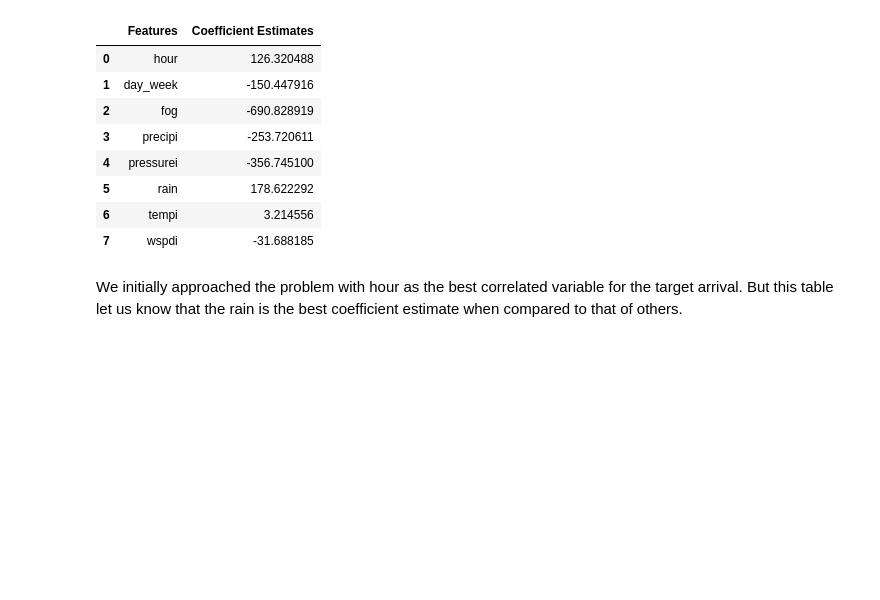
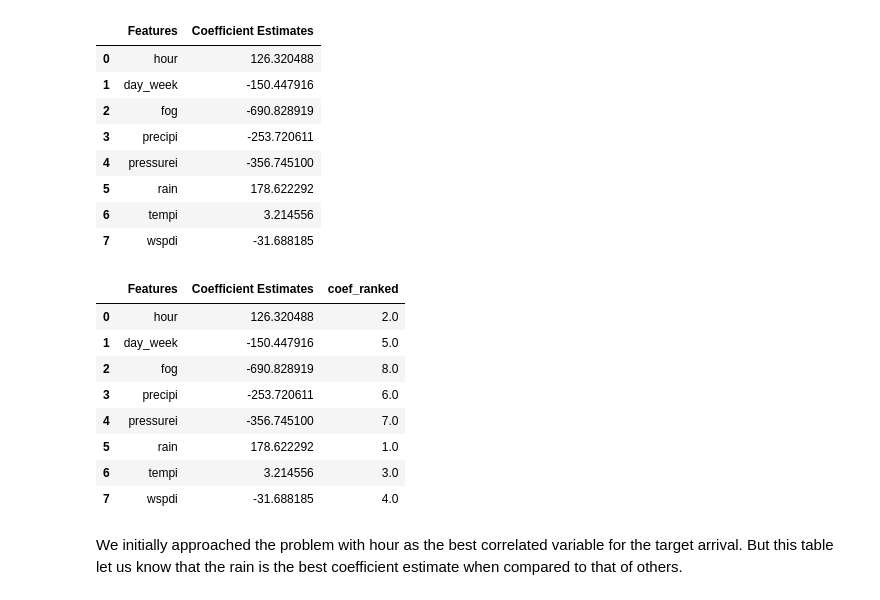
Before and after one commit to AswathKiruba/Machine-Learning, a Jupyter notebook: Linear Regression.ipynb, the cells around one changed output. Cells and saved outputs as stored; diff of their text form; code cells hidden in the pictures; blank space fills up the shorter version.

```diff
--- a/Linear Regression.ipynb
+++ b/Linear Regression.ipynb
@@ -231,6 +231,20 @@ coeff_df
 | 5 | rain | 178.622292 |
 | 6 | tempi | 3.214556 |
 | 7 | wspdi | -31.688185 |
+# %%
+#Rank
+coeff_df['coef_ranked'] = coeff_df['Coefficient Estimates'].rank(ascending=0)
+coeff_df
+# %% [output]
+|  | Features | Coefficient Estimates | coef_ranked |
+| 0 | hour | 126.320488 | 2.0 |
+| 1 | day_week | -150.447916 | 5.0 |
+| 2 | fog | -690.828919 | 8.0 |
+| 3 | precipi | -253.720611 | 6.0 |
+| 4 | pressurei | -356.745100 | 7.0 |
+| 5 | rain | 178.622292 | 1.0 |
+| 6 | tempi | 3.214556 | 3.0 |
+| 7 | wspdi | -31.688185 | 4.0 |
 # %% [markdown]
 We initially approached the problem with hour as the best correlated variable for the target arrival. But this table let us know that the rain is the best coefficient estimate when compared to that of others.
 # %%
```
Also changed, not shown: parts of 20 cells of this notebook.
